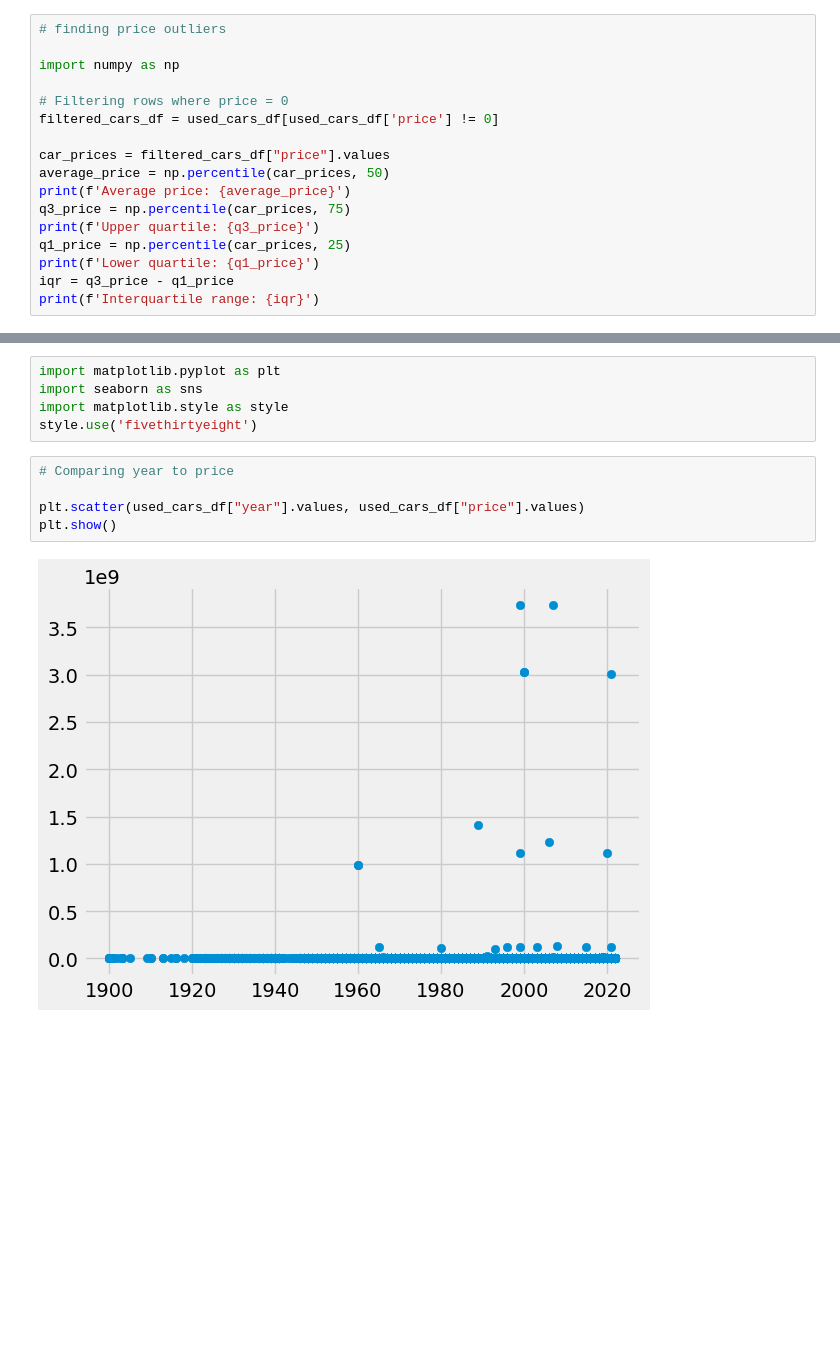
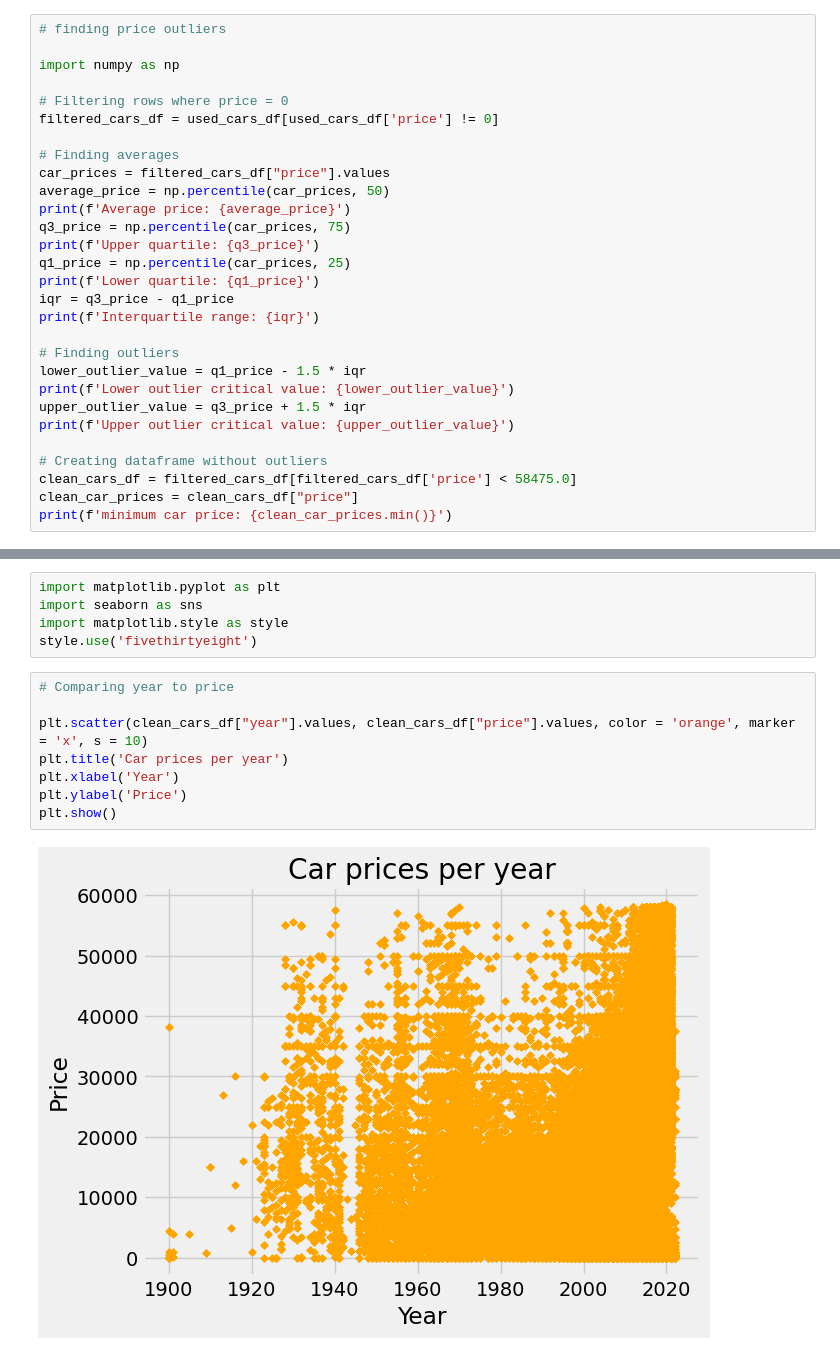
Before and after one commit to LewisRRamsey/Data-science-and-analytics-side-projects, a Jupyter notebook: Data analysis side project on used cars/Jupyter notebook file for project.ipynb, the cells around one changed output, grey strips where cells are left out. Cells and saved outputs as stored; diff of their text form; blank space fills up the shorter version.

Commit message:
investigating how year effects price of car

```diff
--- a/Data analysis side project on used cars/Jupyter notebook file for project.ipynb
+++ b/Data analysis side project on used cars/Jupyter notebook file for project.ipynb
@@ -161,6 +161,7 @@ import numpy as np
 # Filtering rows where price = 0
 filtered_cars_df = used_cars_df[used_cars_df['price'] != 0]
 
+# Finding averages
 car_prices = filtered_cars_df["price"].values
 average_price = np.percentile(car_prices, 50)
 print(f'Average price: {average_price}')
@@ -170,6 +171,17 @@ q1_price = np.percentile(car_prices, 25)
 print(f'Lower quartile: {q1_price}')
 iqr = q3_price - q1_price
 print(f'Interquartile range: {iqr}')
+
+# Finding outliers
+lower_outlier_value = q1_price - 1.5 * iqr
+print(f'Lower outlier critical value: {lower_outlier_value}')
+upper_outlier_value = q3_price + 1.5 * iqr
+print(f'Upper outlier critical value: {upper_outlier_value}')
+
+# Creating dataframe without outliers
+clean_cars_df = filtered_cars_df[filtered_cars_df['price'] < 58475.0]
+clean_car_prices = clean_cars_df["price"]
+print(f'minimum car price: {clean_car_prices.min()}')
 # %% [output]
 Average price: 15000.0
 Upper quartile: 27590.0
@@ -185,7 +200,10 @@ style.use('fivethirtyeight')
 # %%
 # Comparing year to price
 
-plt.scatter(used_cars_df["year"].values, used_cars_df["price"].values)
+plt.scatter(clean_cars_df["year"].values, clean_cars_df["price"].values, color = 'orange', marker = 'x', s = 10)
+plt.title('Car prices per year')
+plt.xlabel('Year')
+plt.ylabel('Price')
 plt.show()
 # %% [output]
-[figure, old version]
+[figure, new version]
```
Also changed, not shown: parts of 2 cells of this notebook.
